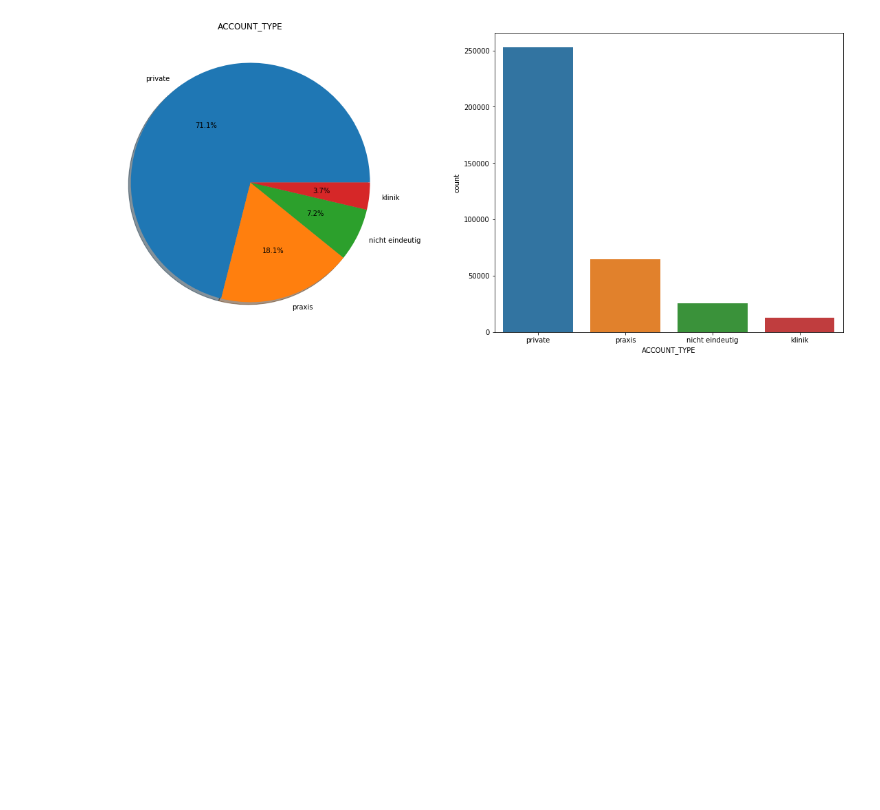
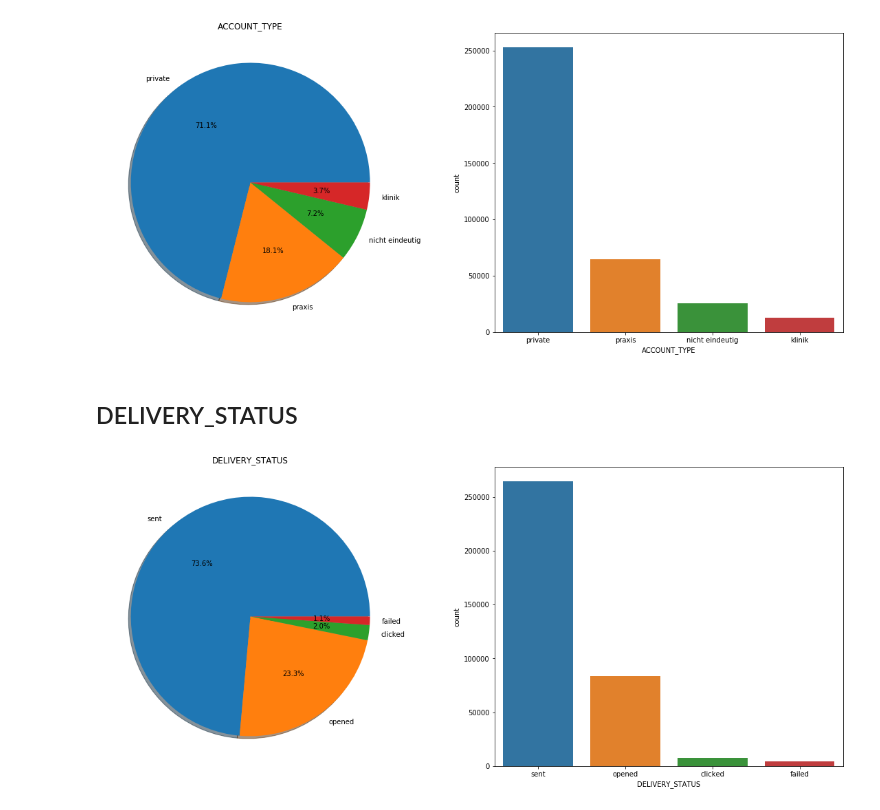
Before and after one commit to ck-unifr/analysis_email_performance, a Jupyter notebook: analysis_email_performance.ipynb, the cells around one changed output. Saved outputs shown, nothing was run; the diff lists cells and outputs as text; code cells hidden in the pictures; blank space fills up the shorter version.

```diff
--- a/analysis_email_performance.ipynb
+++ b/analysis_email_performance.ipynb
@@ -173,3 +177,9 @@ df['ACCOUNT_TYPE'].value_counts().sort_index().plot(kind='bar', figsize=(10, 3))
 plot_pie_bar(df, 'ACCOUNT_TYPE')
 # %% [output]
 [figure]
+# %% [markdown]
+## DELIVERY_STATUS
+# %%
+plot_pie_bar(df, 'DELIVERY_STATUS')
+# %% [output]
+[figure, added]
```
Also changed, not shown: parts of 20 cells of this notebook.
